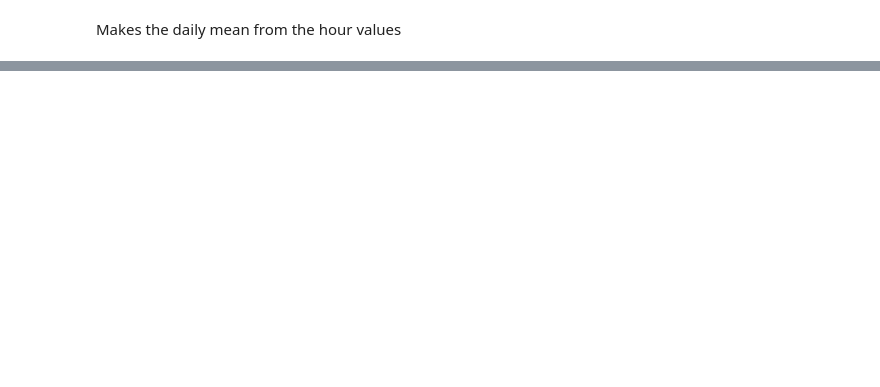
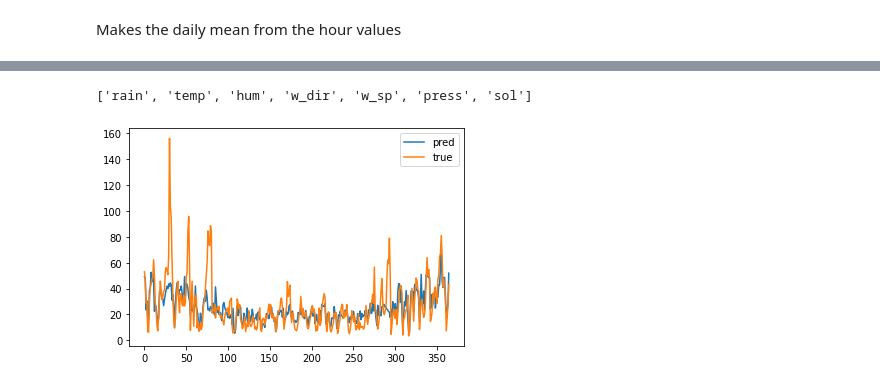
Before and after one commit to WebValley2022/first-challenge, a Jupyter notebook: linear-regression.ipynb, the cells around one changed output, grey strips where cells are left out. Drawn from its saved outputs; the diff is of its cells as text; code cells hidden in the pictures; blank space fills up the shorter version.

```diff
--- a/linear-regression.ipynb
+++ b/linear-regression.ipynb
@@ -235,0 +313,14 @@ print('R²:', r2)
+# %%
+# importance
+
+val = []
+feat = []
+importance = regressor.feature_importances_
+for index, value in enumerate(importance):
+    feat.append(f"{input_columns[index]}")
+    val.append(value)
+
+feat = [x for _, x in sorted(zip(val, feat), reverse=True)]
+val = sorted(val, reverse=True)
+for i in range(len(feat)):
+    print(f"{feat[i]}: {val[i]}")
@@ -235,0 +335,36 @@ print('R²:', r2)
+# %%
+input_columns
+# %% [output]
+['rain', 'temp', 'hum', 'w_dir', 'w_sp', 'press', 'sol']
+# %%
+prev_val = test_chart_data.iloc[-365].Valore
+#predictions1 = [0] * 200
+#predictions2 = [0] * 200
+
+predictions1 = []
+predictions2 = []
+
+for i, row in test_chart_data.iloc[-365:].iterrows():
+    row_array = row[input_columns].to_numpy()
+
+    result1 = regressor.predict([row_array])[0]  # takes the predicted value
+
+
+    row_array[1]+=6
+
+
+    #row_array[-1] = prev_val
+    result2 = regressor.predict([row_array])[0]  # takes the predicted value
+
+
+    predictions1.append(result1)
+    predictions2.append(result2)
+# %%
+# NOT modified values
+
+plt.plot(predictions1, label ="pred")
+plt.plot(test_chart_data.iloc[-365:].Valore.to_numpy(), label="true")
+plt.legend()
+plt.show()
+# %% [output]
+[figure, added]
```
Also changed, not shown: parts of 40 cells of this notebook.
